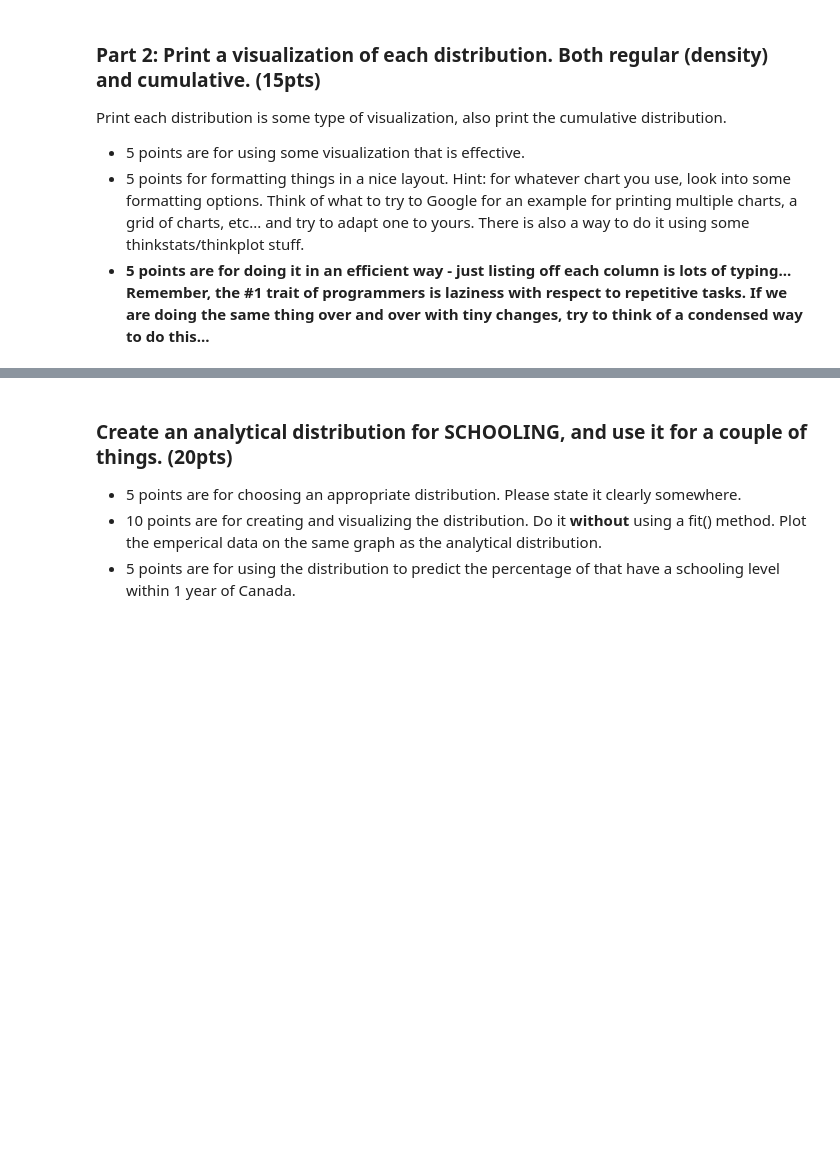
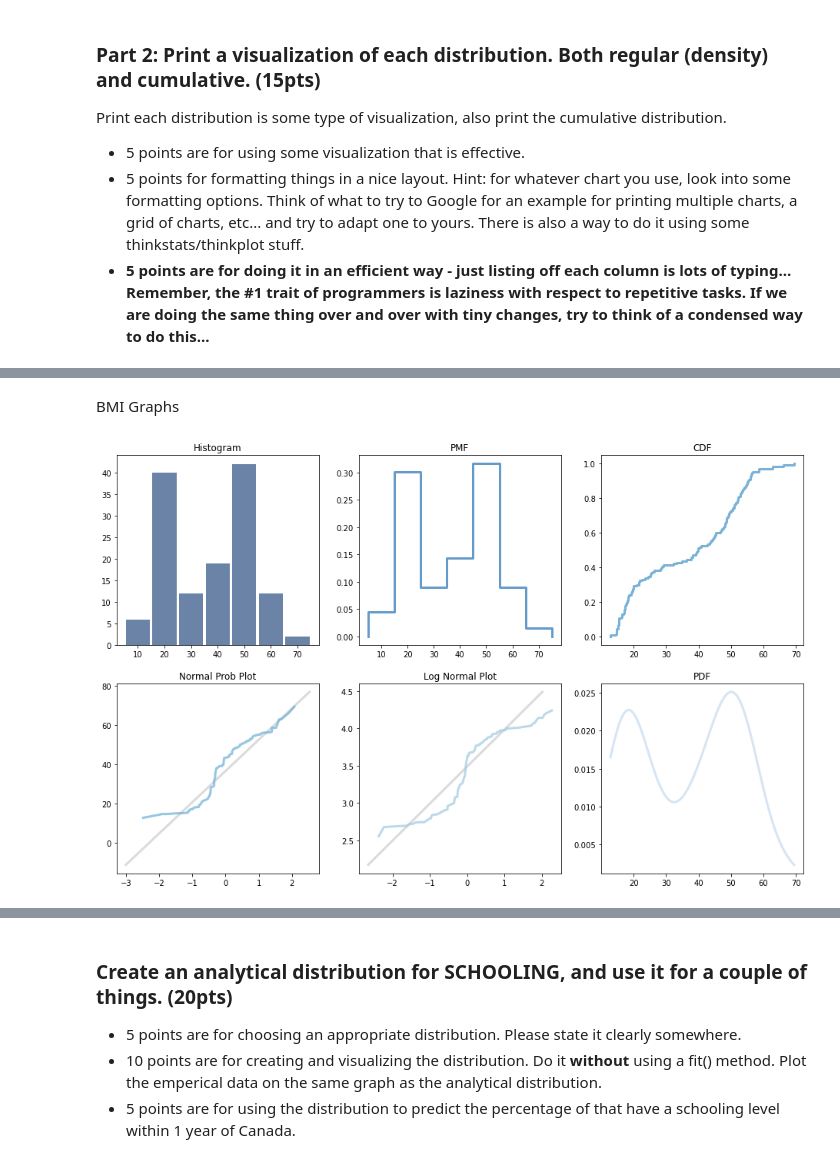
Before and after one commit to rodsunio/BSIP_Assignment_2_Students, a Jupyter notebook: stats_asn_2_start.ipynb, the cells around one changed output, grey strips where cells are left out. Saved outputs shown, nothing was run; the diff lists cells and outputs as text; code cells hidden in the pictures; blank space fills up the shorter version.

```diff
--- a/stats_asn_2_start.ipynb
+++ b/stats_asn_2_start.ipynb
@@ -60,0 +126,6 @@ Print each distribution is some type of visualization, also print the cumulative
+# %% [markdown]
+BMI Graphs
+# %%
+bigGraph(dfLE, "BMI", -1, -1)
+# %% [output]
+[figure, added]
```
Also changed, not shown: parts of 51 cells of this notebook.
